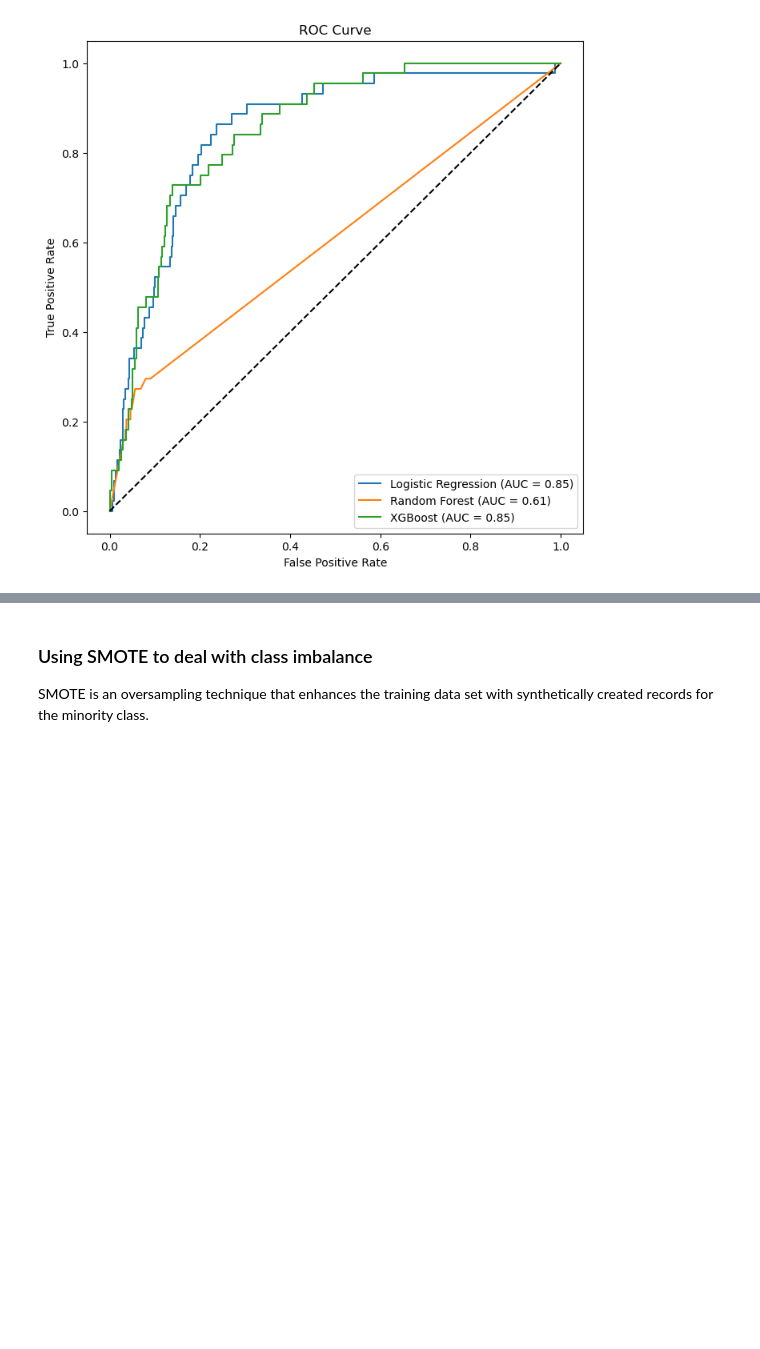
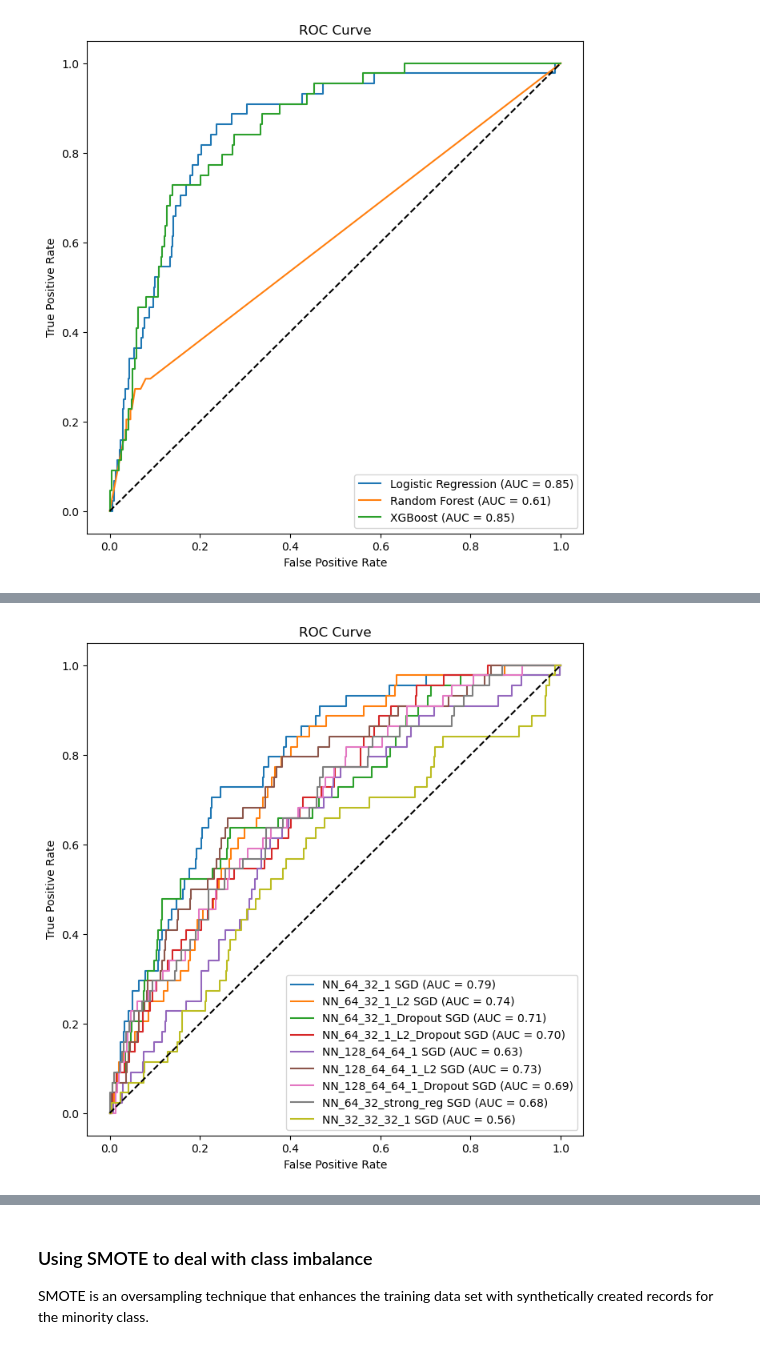
Before and after one commit to MrWlobo/Oral_Cancer_Prediction, a Jupyter notebook: main.ipynb, the cells around one changed output, grey strips where cells are left out. Drawn from its saved outputs; the diff is of its cells as text; code cells hidden in the pictures; blank space fills up the shorter version.

```diff
--- a/main.ipynb
+++ b/main.ipynb
@@ -642 +642,5 @@ plot_roc(y_prob_dict_baseline_nn)
+# %%
+plot_roc({name: prob for name, prob in y_prob_dict_baseline_nn.items() if "SGD" in name})
+# %% [output]
+[figure, added]
 # %%
```
Also changed, not shown: parts of 4 cells of this notebook.
